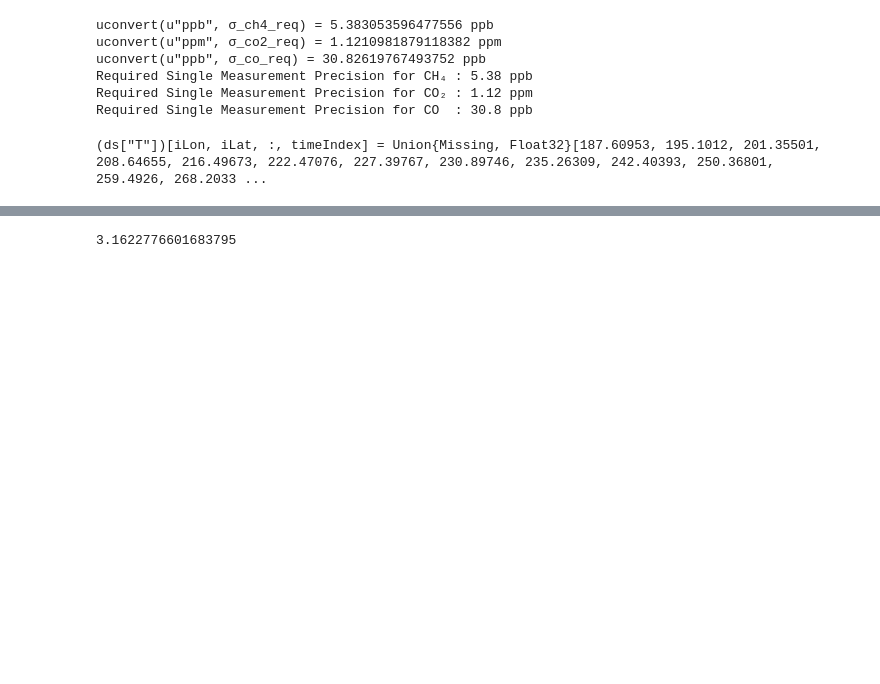
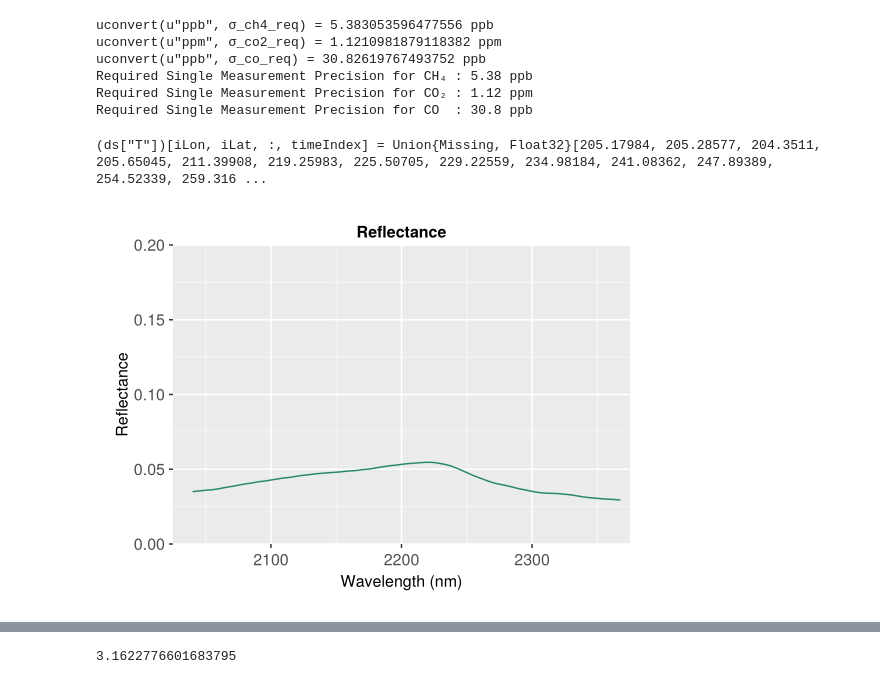
Before and after one commit to Carbon-I/CarbonI, a Jupyter notebook: src/notebooks/ParameterSensitivity.ipynb, the cells around one changed output, grey strips where cells are left out. Saved outputs shown, nothing was run; the diff lists cells and outputs as text; code cells hidden in the pictures; blank space fills up the shorter version.

```diff
--- a/src/notebooks/ParameterSensitivity.ipynb
+++ b/src/notebooks/ParameterSensitivity.ipynb
@@ -71,8 +71,8 @@ Required Single Measurement Precision for CH₄ : 5.38 ppb
 Required Single Measurement Precision for CO₂ : 1.12 ppm
 Required Single Measurement Precision for CO  : 30.8 ppb
 # %%
-# Use the reference scenario
-scenario = CarbonI.reference_scenario();
+# Use the tropical scenario
+scenario = CarbonI.stressing_scenario();
 
 # Load CBE specs
 cbe_specs = CarbonI.build_instrument("CBE");
@@ -80,5 +80,16 @@ cbe_specs = CarbonI.build_instrument("CBE");
 # Load Required specs
 req_specs = CarbonI.build_instrument("Requirement");
 # %% [output]
-(ds["T"])[iLon, iLat, :, timeIndex] = Union{Missing, Float32}[187.60953, 195.1012, 201.35501, 208.64655, 216.49673, 222.47076, 227.39767, 230.89746, 235.26309, 242.40393, 250.36801, 259.4926, 268.2033 ...
+(ds["T"])[iLon, iLat, :, timeIndex] = Union{Missing, Float32}[205.17984, 205.28577, 204.3511, 205.65045, 211.39908, 219.25983, 225.50705, 229.22559, 234.98184, 241.08362, 247.89389, 254.52339, 259.316 ...
+# %%
+f = Figure(resolution=(550,400))
+ax = Axis(f[1,1], xlabel="Wavelength (nm)", ylabel="Reflectance",  title="Reflectance")
+lines!(ax,req_specs.instrument_wl,scenario.surface_albedo(req_specs.instrument_wl),
+    color=CarbonI_colors[3],label="Reflectance")
+xlims!(ax,2025,2375)
+ylims!(ax,0,0.2)
+save("/Users/drt/src/CarbonI-drt/plots/final/ScenarioReflectance.pdf",f)
+f
+# %% [output]
+[figure, added]
 # %%
```
Also changed, not shown: parts of 13 cells of this notebook.
